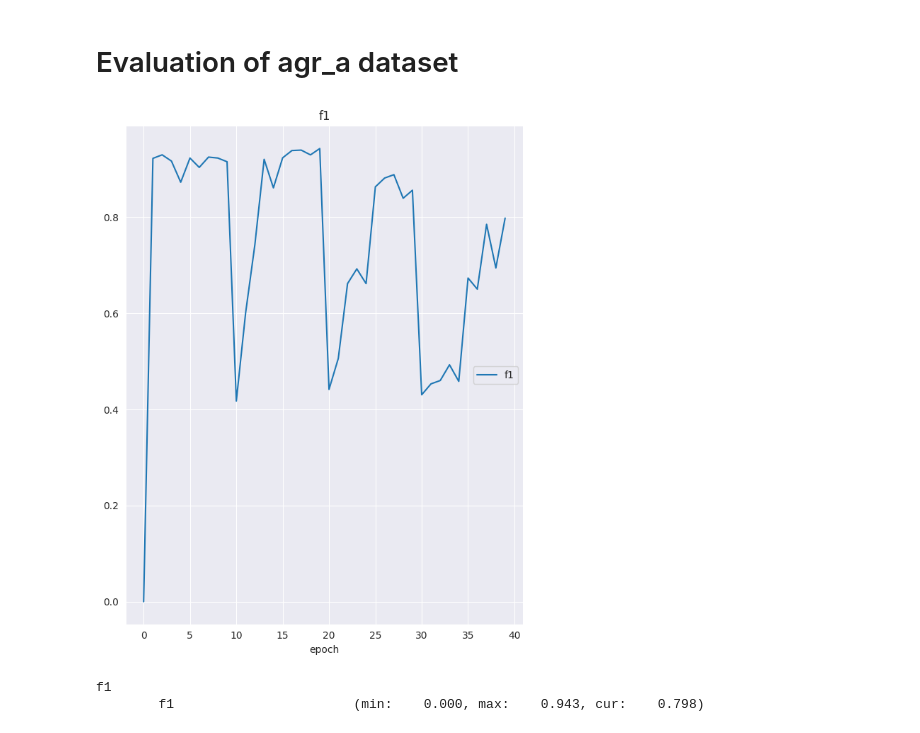
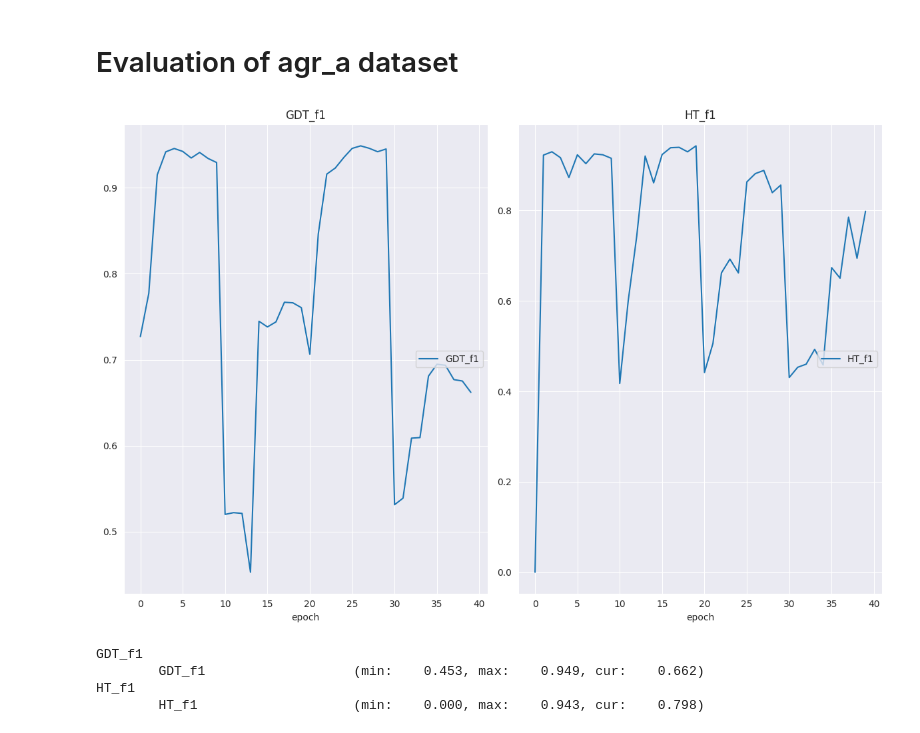
Before and after one commit to Leon209/Thesis, a Jupyter notebook: notebooks/agr_a_Evaluation.ipynb, the cells around one changed output. Drawn from its saved outputs; the diff is of its cells as text; code cells hidden in the pictures.

Commit message:
VFDT and GDT running from notebook

```diff
--- a/notebooks/agr_a_Evaluation.ipynb
+++ b/notebooks/agr_a_Evaluation.ipynb
@@ -16,7 +16,7 @@ config = {
         'learning_rate_values': 0.01,
         'learning_rate_leaf': 0.005,
 
-        'dropout': 0, #0.2 oder 0.5
+        'dropout': 0.2, #0.2 oder 0.5
 
 
         'initializer_values': 'GlorotUniform',
@@ -254,50 +254,87 @@ for i in range(len(X_data_stream)):
 
               valid_data=(dataset_dict['X_valid'],dataset_dict['y_valid']))
 
+
+
+    ###EVALUATION
+
+
+
+    benchmark_dict_HT['y_test'] =dataset_dict['y_test'].tolist()
+
     temp_X_train =dataset_dict['X_train'].values
     temp_y_train =dataset_dict['y_train'].values
     temp_X_test = dataset_dict['X_test'].values
 
-    benchmark_dict_GDT['y_pred'] = model_dict['GDT'].predict(temp_X_test)
+
+    #NEU
+    metric = "f1"
+    y_test_data = dataset_dict['y_test']
+    benchmark_dict_GDT['y_pred'] = model_dict['GDT'].predict(enforce_numpy(temp_X_test))
+    benchmark_dict_GDT['y_pred'] = np.nan_to_num(benchmark_dict_GDT['y_pred'])
+    y_test = np.round(benchmark_dict_GDT['y_pred'])
+    GDT_f1 = sklearn.metrics.get_scorer(metric)._score_func(benchmark_dict_HT['y_test'], y_test, average='weighted')
+
+
+
+    #preds_val_metric = model_dict['GDT'].adjust_preds_for_metric(benchmark_dict_HT['y_test'])
+
+    #preds_test = model_dict['GDT'].predict(temp_X_test, return_probabilities=True, denormalize=False)#self.forward(valid_data[0], training=False)
+    #metric = tfa.metrics.F1Score(average='weighted', num_classes=model_dict['GDT'].number_of_classes)
+
+
+    #if True:#self.number_of_classes == 2:
+    #    benchmark_dict_GDT['y_pred'] = tf.reduce_mean(metric(np_utils.to_categorical(tf.reshape(benchmark_dict_HT['y_test'], (-1,1)), num_classes=model_dict['GDT'].number_of_classes),
+    #                                                         np_utils.to_categorical(tf.reshape(preds_val_metric, (-1,1)), num_classes=model_dict['GDT'].number_of_classes)))
+    #else:
+    #    benchmark_dict_GDT['y_pred'] = tf.reduce_mean(metric(valid_data[1], preds_val_metric))
+
+    #benchmark_dict_GDT['y_pred'] = model_dict['GDT'].predict(temp_X_test)
 
     #Hoeffding tree
     #benchmark_dict['y_valid']= benchmark_dict['y_valid'] + dataset_dict['y_valid'].tolist()
-    benchmark_dict_HT['y_test'] =dataset_dict['y_test'].tolist()
+
 
     benchmark_dict_HT['y_pred'] = []
     for i in range(0, len(dataset_dict['X_test'])):
         benchmark_dict_HT['y_pred'].append(classifier.predict(np.array([temp_X_test[i]], np.float64))[0])
     for i in range(0, len(dataset_dict['X_train'])):
         classifier.partial_fit(np.array([temp_X_train[i]], np.float64), np.array([temp_y_train[i]], np.float64))
 
     print("Hoeffding score: " + str(f1_score(benchmark_dict_HT['y_test'],benchmark_dict_HT['y_pred'])))
+    VFDT_f1 = f1_score(benchmark_dict_HT['y_test'],benchmark_dict_HT['y_pred'])
 
-    plotlosses_benchmark.update({'f1': f1_score(benchmark_dict_HT['y_test'],benchmark_dict_HT['y_pred'])})
+    plotlosses_benchmark.update({'GDT_f1': GDT_f1,'HT_f1': VFDT_f1})
     plotlosses_benchmark.send()
+
+
+
     #TODO train und validation zusammenfügen
-
+#'GDT_f1': f1_score(benchmark_dict_HT['y_test'],benchmark_dict_GDT['y_pred'])
 
 
 
     #model_dict['sklearn'] = DecisionTreeClassifier(max_depth=config_training['gdt']['depth'],
      #                                     random_state=config_training['computation']['random_seed'])
 
     #model_dict['sklearn'].fit(dataset_dict['X_train'],
     #                          dataset_dict['y_train'])
 
 
     # model_dict['GeneticTree'] = GeneticTree()
     # model_dict['GeneticTree'] = model_dict['GeneticTree'].fit(dataset_dict['X_train'].values,
     #                                                           dataset_dict['y_train'].values)
 
     #scores_dict['GDT'] = calculate_scores(model_dict = model_dict,
      #                              dataset_dict = dataset_dict,
       #                             scores_dict = prepare_score_dict(config=config_training),
        #                            metrics = metrics)
 
 #model.set_params(**config_training['gdt'])
 # %% [output]
-[figure, old version]
+[figure, new version]
-f1
-        f1                       (min:    0.000, max:    0.943, cur:    0.798)
+GDT_f1
+        GDT_f1                   (min:    0.453, max:    0.949, cur:    0.662)
+HT_f1
+        HT_f1                    (min:    0.000, max:    0.943, cur:    0.798)
 # %%
```
Also changed, not shown: parts of 3 cells of this notebook.
